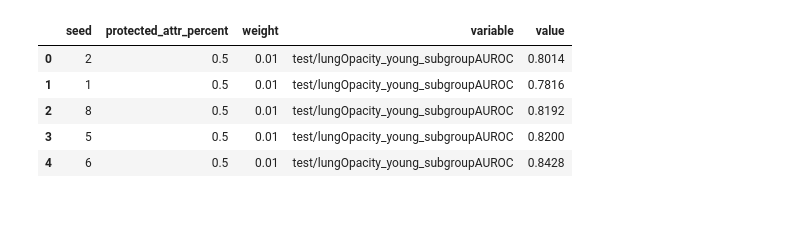
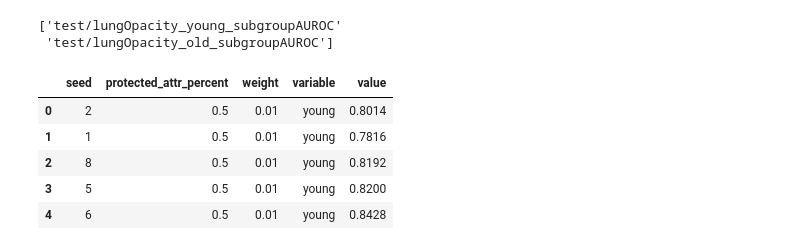
Before and after one commit to JohannesGetzner/fair-uad-with-dp, a Jupyter notebook: src/logs_persist/2023-08-13 09:52:07-FAE-rsna-age-bs32_old_down_weighted-noDP/custom_plot.ipynb, the cells around one changed output. Saved outputs shown, nothing was run; the diff lists cells and outputs as text; code cells hidden in the pictures; blank space fills up the shorter version.

```diff
--- a/src/logs_persist/2023-08-13 09:52:07-FAE-rsna-age-bs32_old_down_weighted-noDP/custom_plot.ipynb
+++ b/src/logs_persist/2023-08-13 09:52:07-FAE-rsna-age-bs32_old_down_weighted-noDP/custom_plot.ipynb
@@ -26,14 +26,21 @@ df['weight'] = df['weigh_loss'].str.extract(r'.*_([0-9]+.[0-9]+)').astype(float)
 df = df[['seed','weight','test/lungOpacity_young_subgroupAUROC','test/lungOpacity_old_subgroupAUROC','protected_attr_percent']]
 # %%
 df = pd.melt(df, id_vars=['seed','protected_attr_percent','weight'], value_vars=['test/lungOpacity_young_subgroupAUROC','test/lungOpacity_old_subgroupAUROC'])
-df.head()
-# %% [output]
-|  | seed | protected_attr_percent | weight | variable | value |
-| 0 | 2 | 0.5 | 0.01 | test/lungOpacity_young_subgroupAUROC | 0.8014 |
-| 1 | 1 | 0.5 | 0.01 | test/lungOpacity_young_subgroupAUROC | 0.7816 |
-| 2 | 8 | 0.5 | 0.01 | test/lungOpacity_young_subgroupAUROC | 0.8192 |
-| 3 | 5 | 0.5 | 0.01 | test/lungOpacity_young_subgroupAUROC | 0.8200 |
-| 4 | 6 | 0.5 | 0.01 | test/lungOpacity_young_subgroupAUROC | 0.8428 |
+# %%
+# replace variable names
+print(df.variable.unique())
+df.variable = df.variable.str.replace('test/lungOpacity_young_subgroupAUROC','young')
+df.variable = df.variable.str.replace('test/lungOpacity_old_subgroupAUROC','old')
+df.head()
+# %% [output]
+['test/lungOpacity_young_subgroupAUROC'
+ 'test/lungOpacity_old_subgroupAUROC']
+|  | seed | protected_attr_percent | weight | variable | value |
+| 0 | 2 | 0.5 | 0.01 | young | 0.8014 |
+| 1 | 1 | 0.5 | 0.01 | young | 0.7816 |
+| 2 | 8 | 0.5 | 0.01 | young | 0.8192 |
+| 3 | 5 | 0.5 | 0.01 | young | 0.8200 |
+| 4 | 6 | 0.5 | 0.01 | young | 0.8428 |
 # %%
 # load weight 1 data-sets
 df_1 = load_csvs_into_df('../2023.07.11-20:38:32-FAE-rsna-age-bs32-noDP')
```
Also changed, not shown: parts of 2 cells of this notebook, 4 other files.
